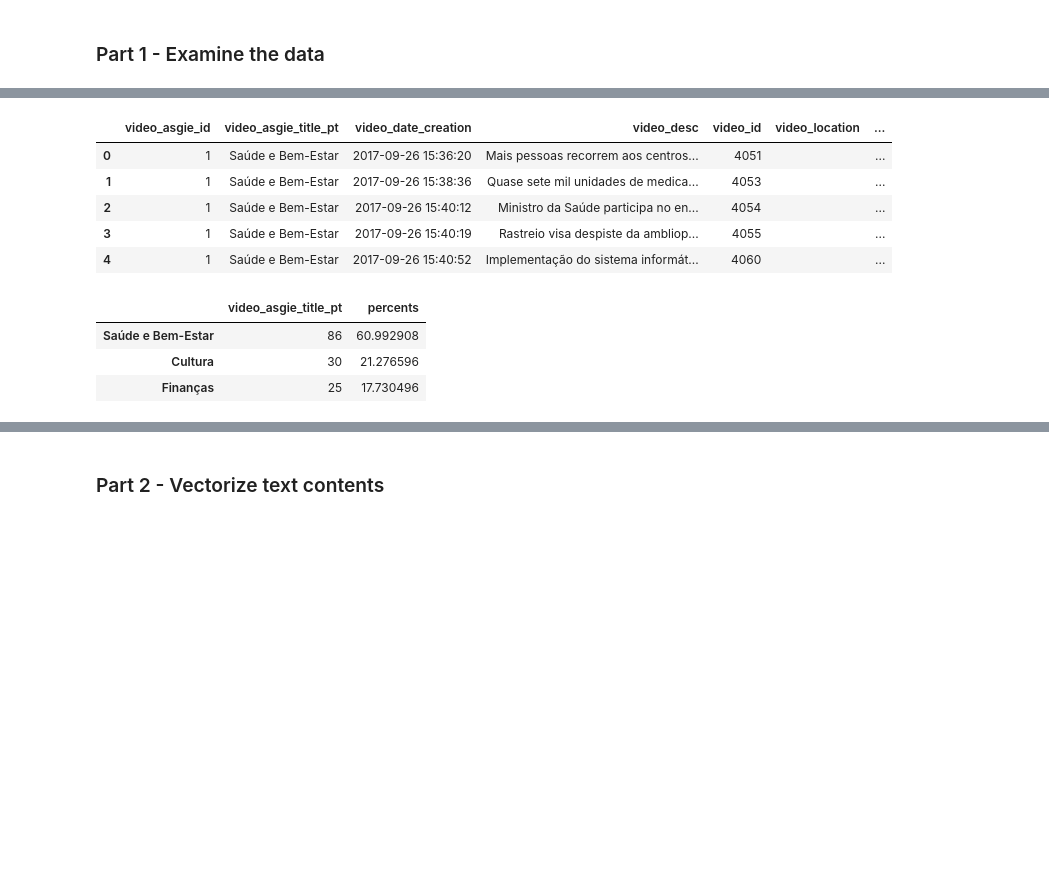
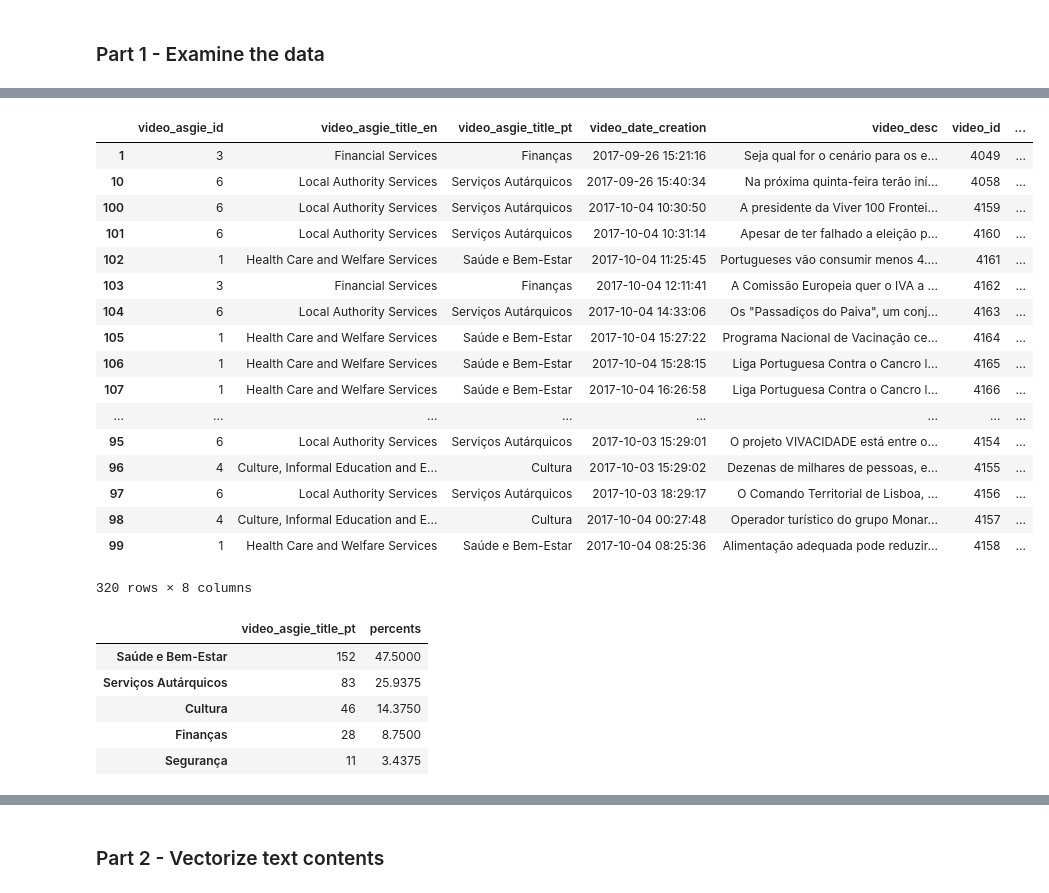
Before and after one commit to davidcampelo/tv4e-recommender, a Jupyter notebook: notebooks/content_based_similarities_connected.ipynb, the cells around one changed output, grey strips where cells are left out. Saved outputs shown, nothing was run; the diff lists cells and outputs as text; code cells hidden in the pictures; blank space fills up the shorter version.

```diff
--- a/notebooks/content_based_similarities_connected.ipynb
+++ b/notebooks/content_based_similarities_connected.ipynb
@@ -29,13 +29,26 @@ df_videos.shape
 # %%
 # examine the first rows
-df_videos.head()
+df_videos = df_videos.transpose()
+df_videos
 # %% [output]
-|  | video_asgie_id | video_asgie_title_pt | video_date_creation | video_desc | video_id | video_location | ... |
-| 0 | 1 | Saúde e Bem-Estar | 2017-09-26 15:36:20 | Mais pessoas recorrem aos centros... | 4051 |  | ... |
-| 1 | 1 | Saúde e Bem-Estar | 2017-09-26 15:38:36 | Quase sete mil unidades de medica... | 4053 |  | ... |
-| 2 | 1 | Saúde e Bem-Estar | 2017-09-26 15:40:12 | Ministro da Saúde participa no en... | 4054 |  | ... |
-| 3 | 1 | Saúde e Bem-Estar | 2017-09-26 15:40:19 | Rastreio visa despiste da ambliop... | 4055 |  | ... |
-| 4 | 1 | Saúde e Bem-Estar | 2017-09-26 15:40:52 | Implementação do sistema informát... | 4060 |  | ... |
+|  | video_asgie_id | video_asgie_title_en | video_asgie_title_pt | video_date_creation | video_desc | video_id | ... |
+| 1 | 3 | Financial Services | Finanças | 2017-09-26 15:21:16 | Seja qual for o cenário para os e... | 4049 | ... |
+| 10 | 6 | Local Authority Services | Serviços Autárquicos | 2017-09-26 15:40:34 | Na próxima quinta-feira terão iní... | 4058 | ... |
+| 100 | 6 | Local Authority Services | Serviços Autárquicos | 2017-10-04 10:30:50 | A presidente da Viver 100 Frontei... | 4159 | ... |
+| 101 | 6 | Local Authority Services | Serviços Autárquicos | 2017-10-04 10:31:14 | Apesar de ter falhado a eleição p... | 4160 | ... |
+| 102 | 1 | Health Care and Welfare Services | Saúde e Bem-Estar | 2017-10-04 11:25:45 | Portugueses vão consumir menos 4.... | 4161 | ... |
+| 103 | 3 | Financial Services | Finanças | 2017-10-04 12:11:41 | A Comissão Europeia quer o IVA a ... | 4162 | ... |
+| 104 | 6 | Local Authority Services | Serviços Autárquicos | 2017-10-04 14:33:06 | Os "Passadiços do Paiva", um conj... | 4163 | ... |
+| 105 | 1 | Health Care and Welfare Services | Saúde e Bem-Estar | 2017-10-04 15:27:22 | Programa Nacional de Vacinação ce... | 4164 | ... |
+| 106 | 1 | Health Care and Welfare Services | Saúde e Bem-Estar | 2017-10-04 15:28:15 | Liga Portuguesa Contra o Cancro l... | 4165 | ... |
+| 107 | 1 | Health Care and Welfare Services | Saúde e Bem-Estar | 2017-10-04 16:26:58 | Liga Portuguesa Contra o Cancro l... | 4166 | ... |
+| ... | ... | ... | ... | ... | ... | ... | ... |
+| 95 | 6 | Local Authority Services | Serviços Autárquicos | 2017-10-03 15:29:01 | O projeto VIVACIDADE está entre o... | 4154 | ... |
+| 96 | 4 | Culture, Informal Education and E... | Cultura | 2017-10-03 15:29:02 | Dezenas de milhares de pessoas, e... | 4155 | ... |
+| 97 | 6 | Local Authority Services | Serviços Autárquicos | 2017-10-03 18:29:17 | O Comando Territorial de Lisboa, ... | 4156 | ... |
+| 98 | 4 | Culture, Informal Education and E... | Cultura | 2017-10-04 00:27:48 | Operador turístico do grupo Monar... | 4157 | ... |
+| 99 | 1 | Health Care and Welfare Services | Saúde e Bem-Estar | 2017-10-04 08:25:36 | Alimentação adequada pode reduzir... | 4158 | ... |
+320 rows × 8 columns
 # %%
 # examine the class distribution and check percentages of ASGIE types
 asgies = df_videos.video_asgie_title_pt.value_counts().to_frame()
@@ -44,9 +57,11 @@ asgies['percents'] = (asgies.video_asgie_title_pt/df_videos.shape[0])*100
 asgies
 # %% [output]
 |  | video_asgie_title_pt | percents |
-| Saúde e Bem-Estar | 86 | 60.992908 |
-| Cultura | 30 | 21.276596 |
-| Finanças | 25 | 17.730496 |
+| Saúde e Bem-Estar | 152 | 47.5000 |
+| Serviços Autárquicos | 83 | 25.9375 |
+| Cultura | 46 | 14.3750 |
+| Finanças | 28 | 8.7500 |
+| Segurança | 11 | 3.4375 |
 # %%
 # show all lines in ASGIE 'Finanças'
 df_videos_financas = df_videos[(df_videos.video_asgie_title_pt=='Finanças')]
```
Also changed, not shown: parts of 12 cells of this notebook, 2 other files.
